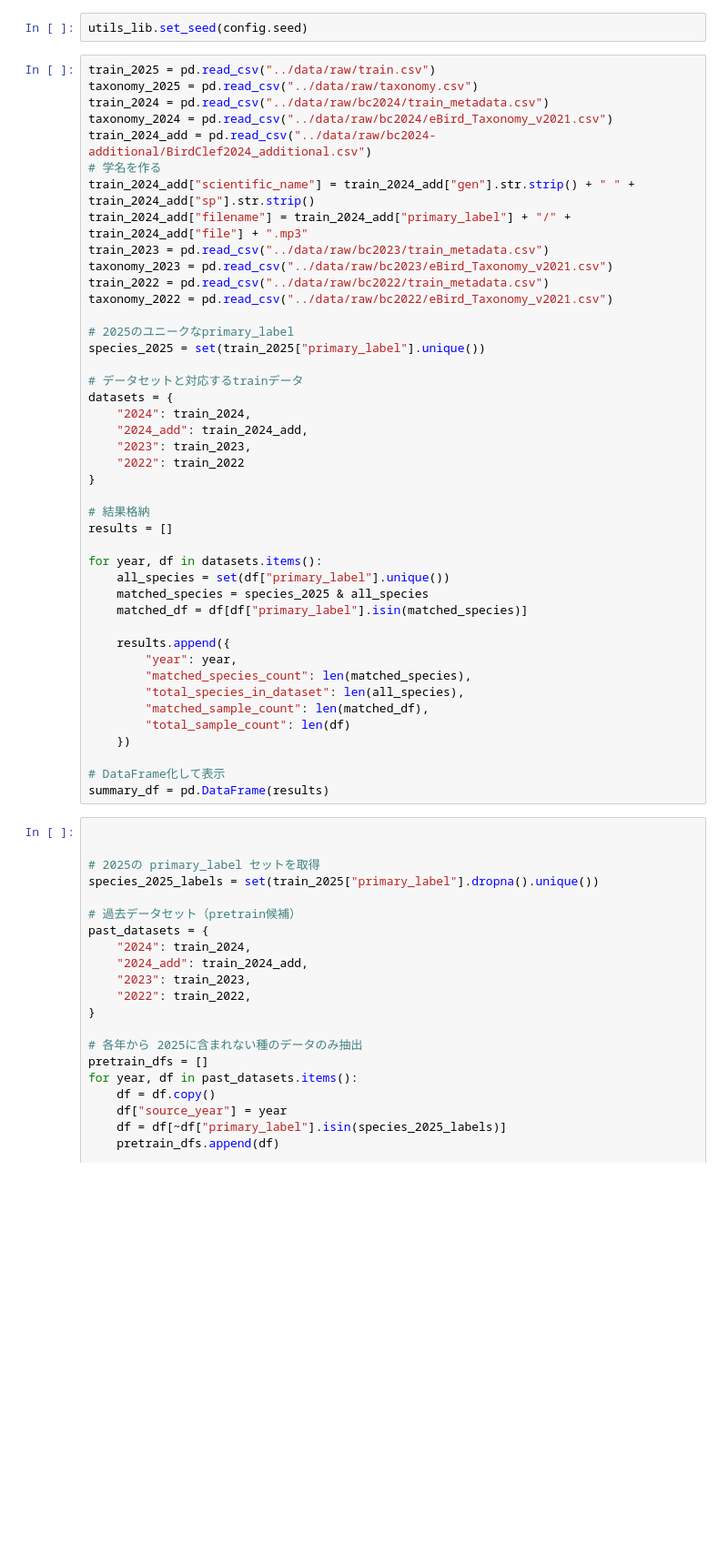
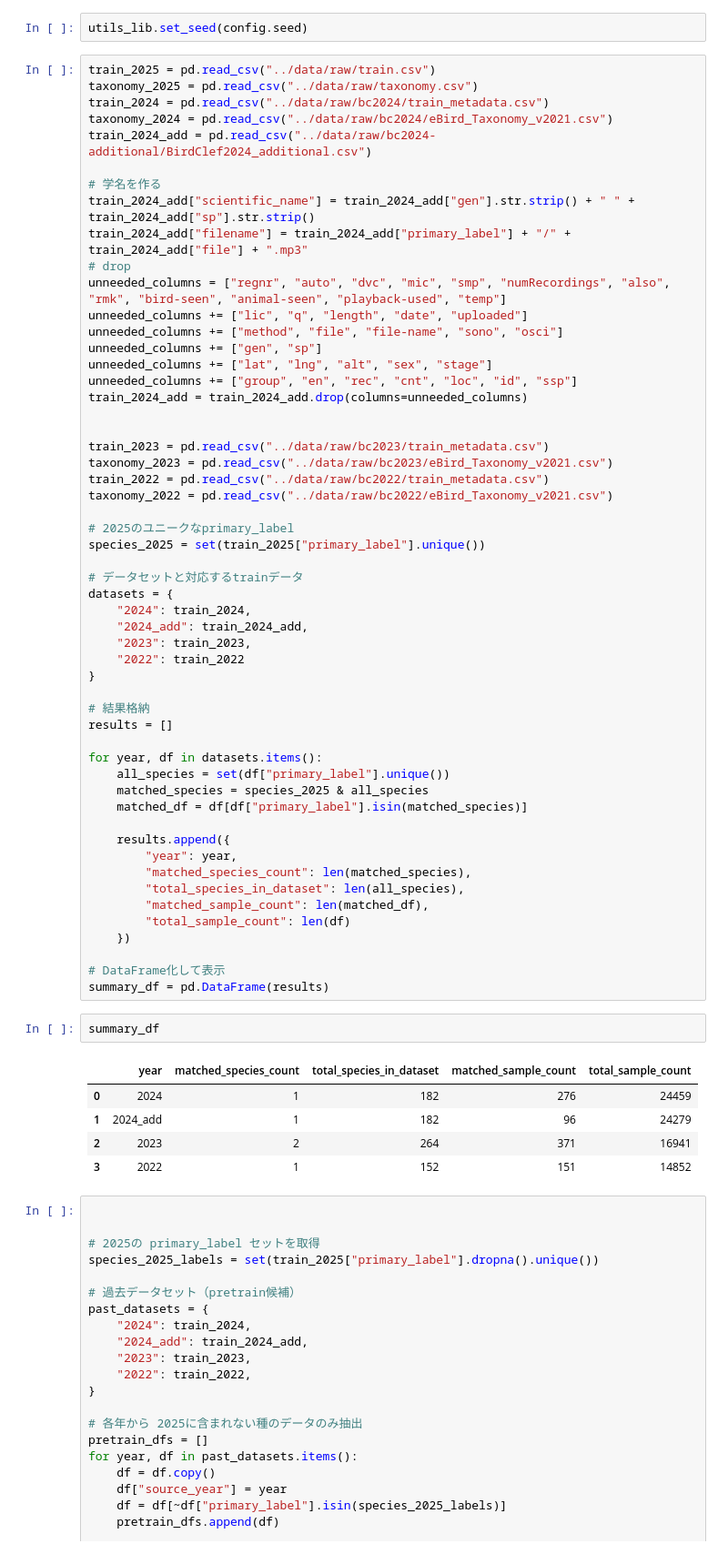
Before and after one commit to junya737/birdclef-2025, a Jupyter notebook: scripts/generate_pretrain_data.ipynb, the cells around one changed output. Shown at 91% size. Drawn from its saved outputs; the diff is of its cells as text; blank space fills up the shorter version.

```diff
--- a/scripts/generate_pretrain_data.ipynb
+++ b/scripts/generate_pretrain_data.ipynb
@@ -82,9 +82,20 @@ taxonomy_2025 = pd.read_csv("../data/raw/taxonomy.csv")
 train_2024 = pd.read_csv("../data/raw/bc2024/train_metadata.csv")
 taxonomy_2024 = pd.read_csv("../data/raw/bc2024/eBird_Taxonomy_v2021.csv")
 train_2024_add = pd.read_csv("../data/raw/bc2024-additional/BirdClef2024_additional.csv")
+
 # 学名を作る
 train_2024_add["scientific_name"] = train_2024_add["gen"].str.strip() + " " + train_2024_add["sp"].str.strip()
 train_2024_add["filename"] = train_2024_add["primary_label"] + "/" + train_2024_add["file"] + ".mp3"
+# drop
+unneeded_columns = ["regnr", "auto", "dvc", "mic", "smp", "numRecordings", "also", "rmk", "bird-seen", "animal-seen", "playback-used", "temp"]
+unneeded_columns += ["lic", "q", "length", "date", "uploaded"]
+unneeded_columns += ["method", "file", "file-name", "sono", "osci"]
+unneeded_columns += ["gen", "sp"]
+unneeded_columns += ["lat", "lng", "alt", "sex", "stage"]
+unneeded_columns += ["group", "en", "rec", "cnt", "loc", "id", "ssp"]
+train_2024_add = train_2024_add.drop(columns=unneeded_columns)
+
+
 train_2023 = pd.read_csv("../data/raw/bc2023/train_metadata.csv")
 taxonomy_2023 = pd.read_csv("../data/raw/bc2023/eBird_Taxonomy_v2021.csv")
 train_2022 = pd.read_csv("../data/raw/bc2022/train_metadata.csv")
@@ -119,6 +130,14 @@ for year, df in datasets.items():
 
 # DataFrame化して表示
 summary_df = pd.DataFrame(results)
+# %%
+summary_df
+# %% [output]
+|  | year | matched_species_count | total_species_in_dataset | matched_sample_count | total_sample_count |
+| 0 | 2024 | 1 | 182 | 276 | 24459 |
+| 1 | 2024_add | 1 | 182 | 96 | 24279 |
+| 2 | 2023 | 2 | 264 | 371 | 16941 |
+| 3 | 2022 | 1 | 152 | 151 | 14852 |
 # %%
 
 
```
Also changed, not shown: parts of 13 cells of this notebook.
